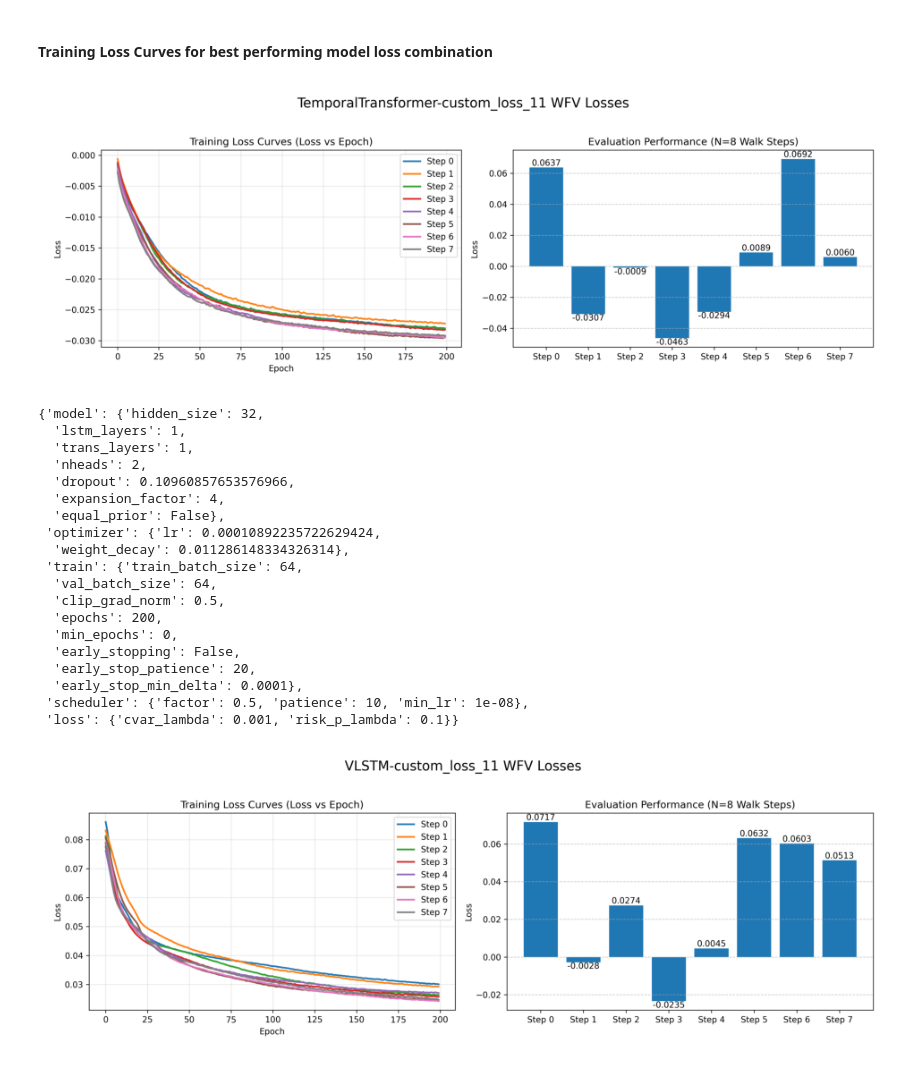
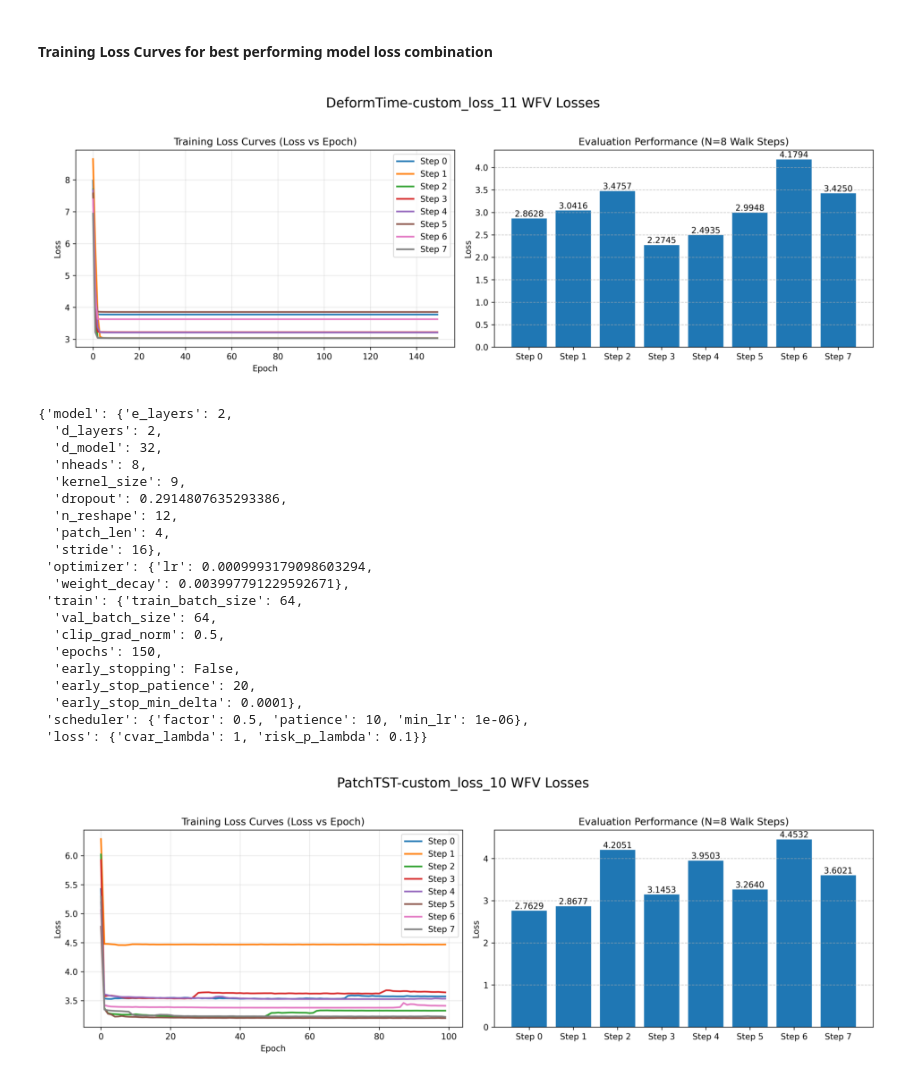
Before and after one commit to travisdesell/exact, a Jupyter notebook: financial_loss_functions/exploration/model_selection.ipynb, the cells around one changed output. Saved outputs shown, nothing was run; the diff lists cells and outputs as text; code cells hidden in the pictures.

```diff
--- a/financial_loss_functions/exploration/model_selection.ipynb
+++ b/financial_loss_functions/exploration/model_selection.ipynb
@@ -77,13 +77,13 @@ elif grid_mode == 'one' and model_name is not None and loss_name is not None:
 #### Removing custom losses 13 and 14
 This is done because there was a bug in the loss functions of 13 and 14 and rerunning would be very expensive. Will be fixed soon
 # %%
-mask = all_avg_perf.index.str.contains('-custom_loss_13|-custom_loss_14')
-all_avg_perf = all_avg_perf[~mask]
+# mask = all_avg_perf.index.str.contains('-custom_loss_13|-custom_loss_14')
+# all_avg_perf = all_avg_perf[~mask]
 
-pattern = re.compile(r'custom_loss_(13|14)')
-opti_hparams = {k: v for k, v in opti_hparams.items() if not pattern.search(k)}
+# pattern = re.compile(r'custom_loss_(13|14)')
+# opti_hparams = {k: v for k, v in opti_hparams.items() if not pattern.search(k)}
 
-all_daily_rets = {k: v for k, v in all_daily_rets.items() if not pattern.search(k)}
+# all_daily_rets = {k: v for k, v in all_daily_rets.items() if not pattern.search(k)}
 # %% [markdown]
 #### Average Portfolio Performances
 This is the average of portfolio metrics over all windows of walk steps. It is not the performances of the models over the entire validation period of 2 years.
@@ -483,38 +495,39 @@ else:
 # %%
 def plot_train_curves(model_name):
     plt.figure(figsize=(12, 8))
     img = mpimg.imread(artifacts_paths['tuned_plots_dir'] / f'{model_name} WFV Losses.png')
     plt.imshow(img)
     plt.axis('off')  # hide axes
     plt.show()
 
-model_name = 'TemporalTransformer-custom_loss_11'
+model_name = 'DeformTime-custom_loss_11'
 plot_train_curves(model_name)
 opti_hparams.get(model_name)
 # %% [output]
-[figure, old version]
+[figure, new version]
-{'model': {'hidden_size': 32,
-  'lstm_layers': 1,
-  'trans_layers': 1,
-  'nheads': 2,
-  'dropout': 0.10960857653576966,
-  'expansion_factor': 4,
-  'equal_prior': False},
- 'optimizer': {'lr': 0.00010892235722629424,
-  'weight_decay': 0.011286148334326314},
+{'model': {'e_layers': 2,
+  'd_layers': 2,
+  'd_model': 32,
+  'nheads': 8,
+  'kernel_size': 9,
+  'dropout': 0.2914807635293386,
+  'n_reshape': 12,
+  'patch_len': 4,
+  'stride': 16},
+ 'optimizer': {'lr': 0.0009993179098603294,
+  'weight_decay': 0.003997791229592671},
  'train': {'train_batch_size': 64,
   'val_batch_size': 64,
   'clip_grad_norm': 0.5,
-  'epochs': 200,
-  'min_epochs': 0,
+  'epochs': 150,
   'early_stopping': False,
   'early_stop_patience': 20,
   'early_stop_min_delta': 0.0001},
- 'scheduler': {'factor': 0.5, 'patience': 10, 'min_lr': 1e-08},
- 'loss': {'cvar_lambda': 0.001, 'risk_p_lambda': 0.1}}
+ 'scheduler': {'factor': 0.5, 'patience': 10, 'min_lr': 1e-06},
+ 'loss': {'cvar_lambda': 1, 'risk_p_lambda': 0.1}}
 # %%
-model_name = 'VLSTM-custom_loss_11'
+model_name = 'PatchTST-custom_loss_10'
 plot_train_curves(model_name)
 # %% [output]
-[figure, old version]
+[figure, new version]
 # %%
```
Also changed, not shown: parts of 18 cells of this notebook.
